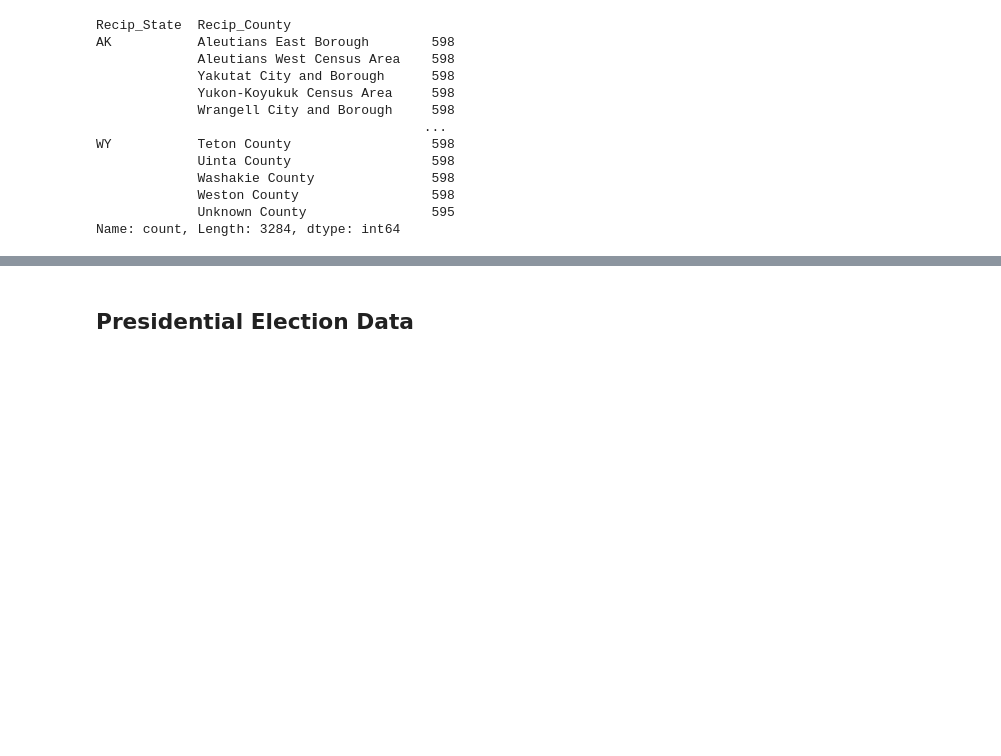
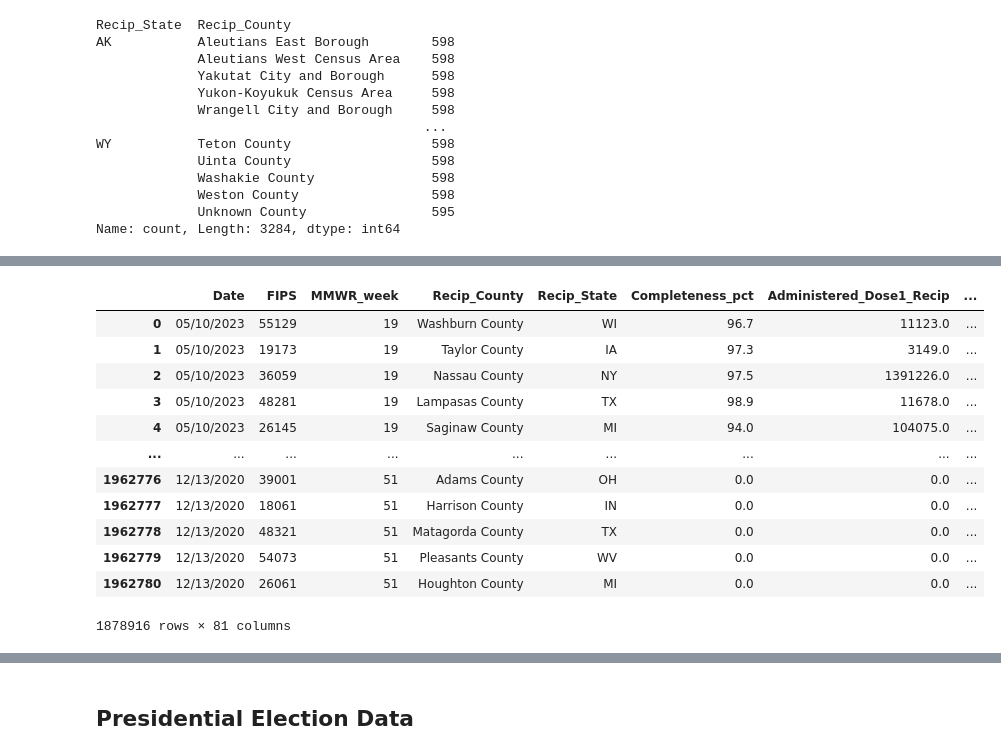
Before and after one commit to natehiatt/covid_vax_project, a Jupyter notebook: notebooks/nate_scratch.ipynb, the cells around one changed output, grey strips where cells are left out. Drawn from its saved outputs; the diff is of its cells as text; code cells hidden in the pictures; blank space fills up the shorter version.

```diff
--- a/notebooks/nate_scratch.ipynb
+++ b/notebooks/nate_scratch.ipynb
@@ -65,0 +58,5 @@ saginaw_mi.head()
+# %%
+vaccinations["Recip_State"].value_counts()
+# Removing PR (Puerto Rico), GU (Guam), and VI (Virgin Islands)
+vaccinations = vaccinations[(vaccinations["Recip_State"] != "PR") & (vaccinations["Recip_State"] != "GU") & (vaccinations["Recip_State"] != "VI")]
+vaccinations["Recip_State"].value_counts().__len__()
@@ -65,0 +68,8 @@ saginaw_mi.head()
+# %%
+# Removing unknown counties
+vaccinations = vaccinations[vaccinations["Recip_County"] != "Unknown County"]
+
+County_with_State(vaccinations, "Recip_County", "Recip_State")
+vaccinations["County_with_State"].value_counts()
+
+# Leaves us with 3142 unique counties, each with 598 entries.
@@ -65,0 +90,16 @@ saginaw_mi.head()
+# %%
+vaccinations
+# %% [output]
+|  | Date | FIPS | MMWR_week | Recip_County | Recip_State | Completeness_pct | Administered_Dose1_Recip | ... |
+| 0 | 05/10/2023 | 55129 | 19 | Washburn County | WI | 96.7 | 11123.0 | ... |
+| 1 | 05/10/2023 | 19173 | 19 | Taylor County | IA | 97.3 | 3149.0 | ... |
+| 2 | 05/10/2023 | 36059 | 19 | Nassau County | NY | 97.5 | 1391226.0 | ... |
+| 3 | 05/10/2023 | 48281 | 19 | Lampasas County | TX | 98.9 | 11678.0 | ... |
+| 4 | 05/10/2023 | 26145 | 19 | Saginaw County | MI | 94.0 | 104075.0 | ... |
+| ... | ... | ... | ... | ... | ... | ... | ... | ... |
+| 1962776 | 12/13/2020 | 39001 | 51 | Adams County | OH | 0.0 | 0.0 | ... |
+| 1962777 | 12/13/2020 | 18061 | 51 | Harrison County | IN | 0.0 | 0.0 | ... |
+| 1962778 | 12/13/2020 | 48321 | 51 | Matagorda County | TX | 0.0 | 0.0 | ... |
+| 1962779 | 12/13/2020 | 54073 | 51 | Pleasants County | WV | 0.0 | 0.0 | ... |
+| 1962780 | 12/13/2020 | 26061 | 51 | Houghton County | MI | 0.0 | 0.0 | ... |
+1878916 rows × 81 columns
```
Also changed, not shown: parts of 42 cells of this notebook.
